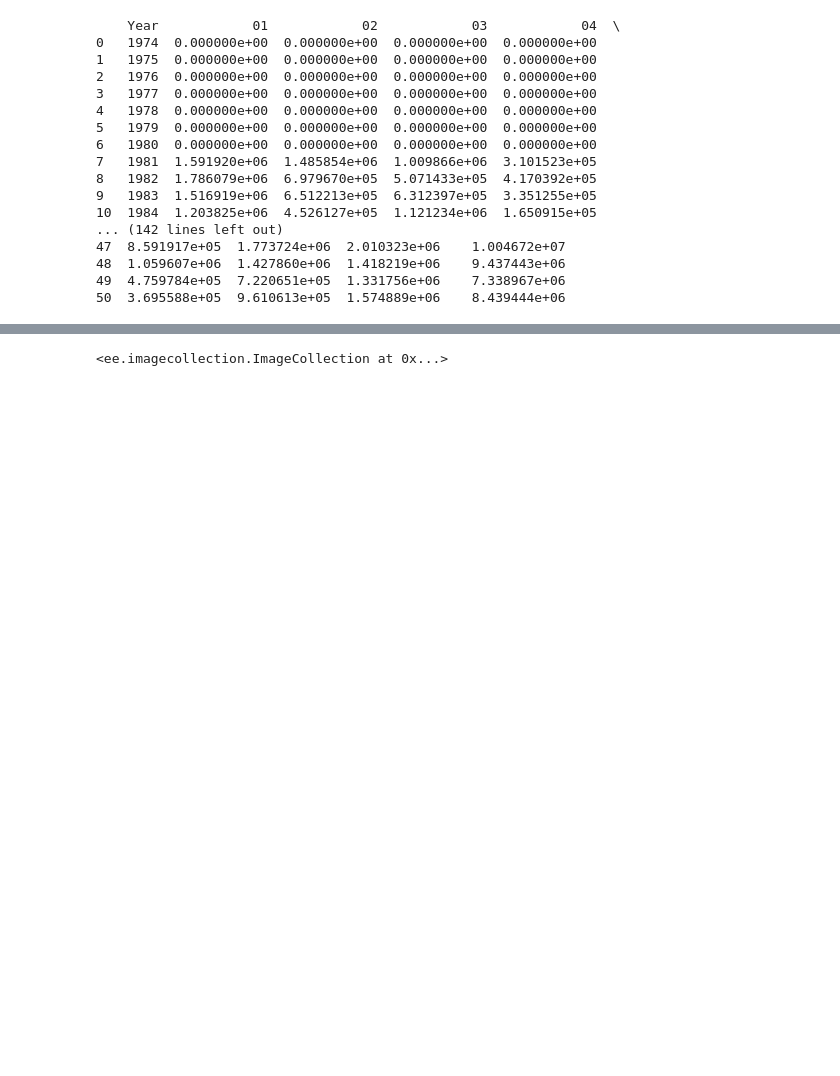
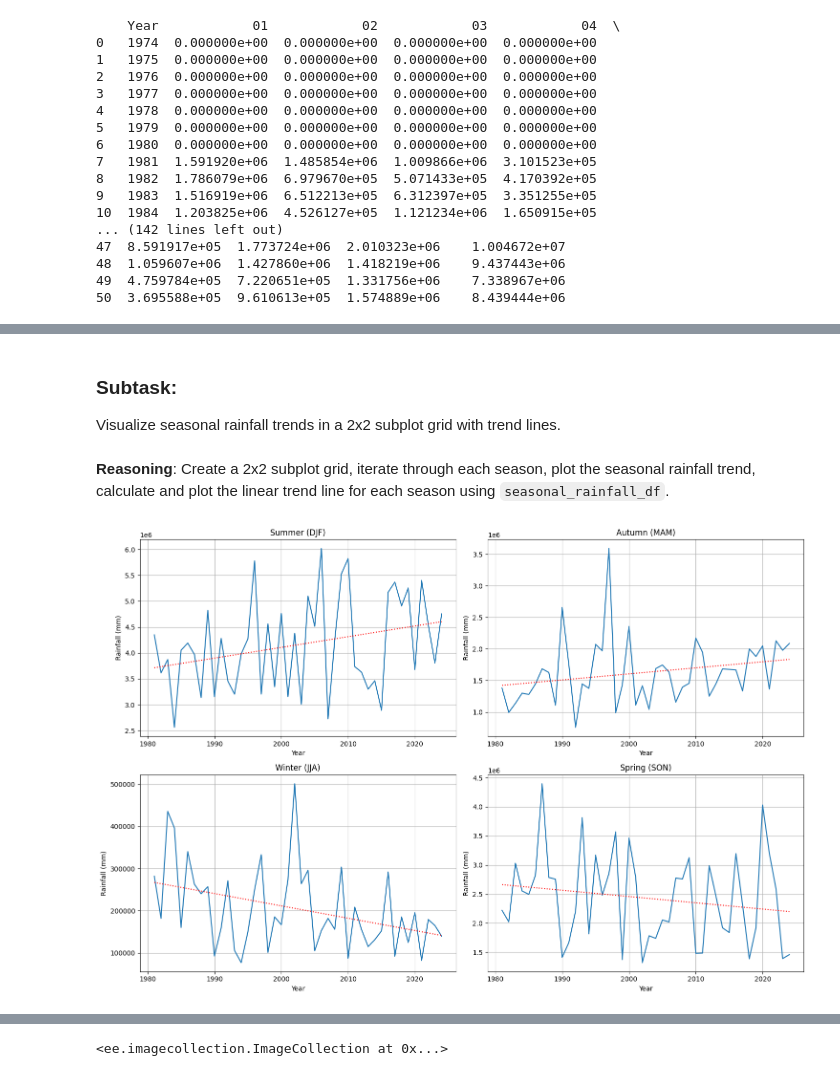
Before and after one commit to smatamanda83/CeeloMattCode, a Jupyter notebook: guides/linked/ee-api-colab-setup.ipynb, the cells around one changed output, grey strips where cells are left out. Drawn from its saved outputs; the diff is of its cells as text; code cells hidden in the pictures; blank space fills up the shorter version.

```diff
--- a/guides/linked/ee-api-colab-setup.ipynb
+++ b/guides/linked/ee-api-colab-setup.ipynb
@@ -481,0 +784,41 @@ filtered_df.head()
+# %% [markdown]
+### Subtask:
+Visualize seasonal rainfall trends in a 2x2 subplot grid with trend lines.
+# %% [markdown]
+**Reasoning**:
+Create a 2x2 subplot grid, iterate through each season, plot the seasonal rainfall trend, calculate and plot the linear trend line for each season using `seasonal_rainfall_df`.
+# %%
+import matplotlib.pyplot as plt
+import numpy as np
+
+# Select the season columns from the seasonal_rainfall_df DataFrame.
+season_columns = ['Summer (DJF)', 'Autumn (MAM)', 'Winter (JJA)', 'Spring (SON)']
+
+# Create a figure and a set of subplots (2 rows, 2 columns).
+fig, axes = plt.subplots(2, 2, figsize=(15, 10))
+axes = axes.flatten() # Flatten the 2D array of axes for easier iteration
+
+# Iterate through each season and create a subplot.
+for i, season in enumerate(season_columns):
+    ax = axes[i]
+    ax.plot(seasonal_rainfall_df['Year'], seasonal_rainfall_df[season])
+
+    # Calculate and plot the linear trend line.
+    # Remove any NaN values before calculating the trend.
+    valid_data = seasonal_rainfall_df[['Year', season]].dropna()
+    if not valid_data.empty:
+        x = valid_data['Year']
+        y = valid_data[season]
+        m, b = np.polyfit(x, y, 1) # Calculate slope (m) and intercept (b) of the linear fit
+        ax.plot(x, m*x + b, color='red', linestyle='dotted', label='Trend')
+
+    ax.set_title(f'{season}')
+    ax.set_xlabel('Year')
+    ax.set_ylabel('Rainfall (mm)')
+    ax.grid(True)
+
+# Adjust layout to prevent overlap.
+plt.tight_layout()
+plt.show()
+# %% [output]
+[figure, added]
```
Also changed, not shown: parts of 54 cells of this notebook.
